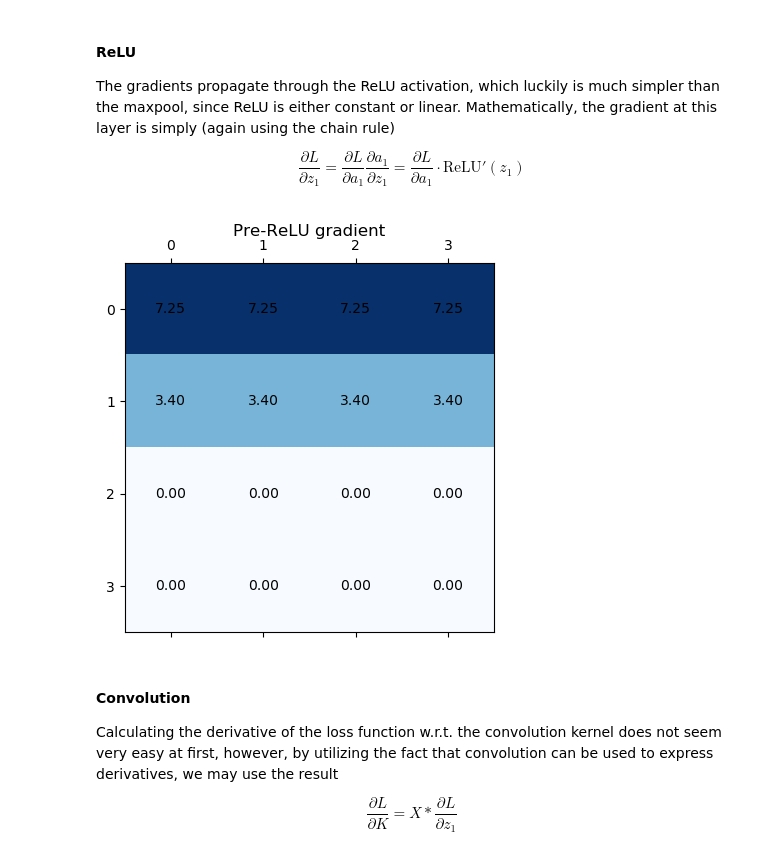
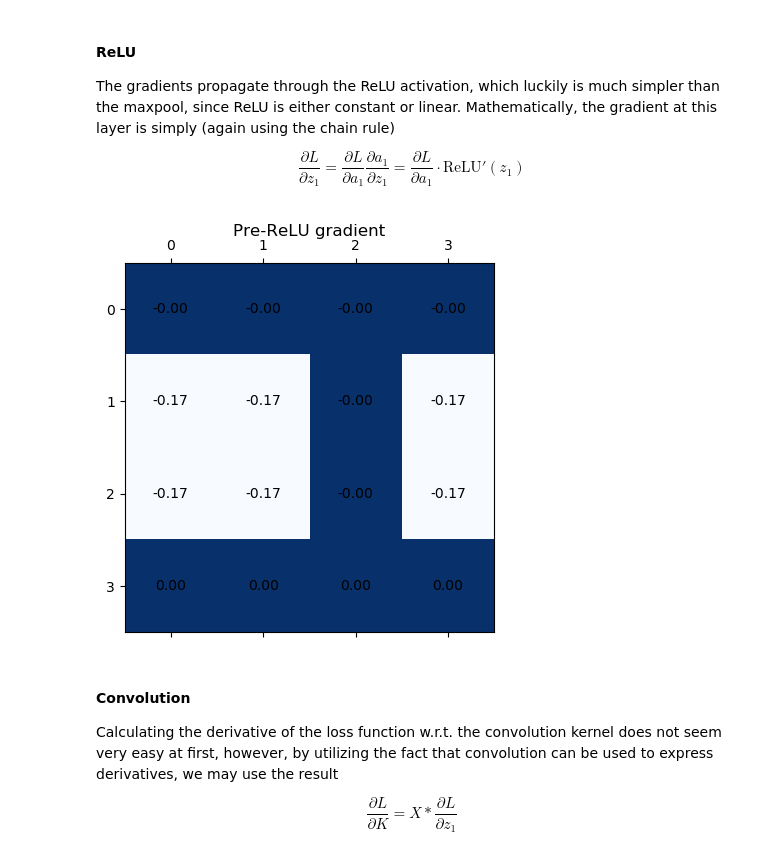
Before and after one commit to chrstrom/TDT17, a Jupyter notebook: chstr/01_CNN_FCNN.ipynb, the cells around one changed output. Saved outputs shown, nothing was run; the diff lists cells and outputs as text; code cells hidden in the pictures.

```diff
--- a/chstr/01_CNN_FCNN.ipynb
+++ b/chstr/01_CNN_FCNN.ipynb
@@ -92,7 +82,7 @@ class Matrix2D():
         top_left_row = np.random.randint(low=0, high = ndim_matrix - ndim_square)
         top_left_col = np.random.randint(low=0, high = ndim_matrix - ndim_square)
 
-        matrix[top_left_row:top_left_row + ndim_square, top_left_col:top_left_col + ndim_square] = -5.0
+        matrix[top_left_row:top_left_row + ndim_square, top_left_col:top_left_col + ndim_square] = 5.0
 
         return matrix
 
@@ -171,10 +161,8 @@ class Matrix2D():
 
 @dataclass
 class Network():
-
     learning_rate: float = 0.1
 
-    # TODO: Make subclasses for CNN and FCNN?
     kernel: Matrix2D = None
     conv_bias: float = 0.0
 
@@ -202,7 +190,16 @@ class Network():
         if self.backward:
             return act * 1
 
-        return act * value
+        return act * abs(value)
+
+    def leaky_relu(self, value):
+        """Leaky ReLU as a solution to dying ReLUs"""
+        a = 0.01
+
+        if self.backward:
+            return np.where(value > 0, 1, a)
+
+        return np.where(value > 0, value, value * a)
 
     def sigmoid(self, value):
         """Sigmoid activation"""
@@ -219,11 +216,12 @@ class Network():
         See: https://ml-cheatsheet.readthedocs.io/en/latest/loss_functions.html
         """
         if self.backward:
-            return -((1 - y) / (1 - p) - (y / p))
+            return (1 - y) / (1 - p) - (y / p)
 
         return  - (y * np.log10(p) + (1 - y) * np.log10(1 - p))
 
     def forward_pass(self, X, y):
+        """A full single forward pass, given an input image X and the class y it belongs to"""
         self.backward = False
 
         self.z1 = X.convolve2D(self.kernel, bias=self.conv_bias, stride=1) # TODO: Move to parameter list
@@ -238,6 +236,7 @@ class Network():
         return None if y is None else self.binary_cross_entropy(y, self.a4)
 
     def backward_pass(self, X, y):
+        """A full single forward pass, given an input image X and the class y it belongs to"""
         self.backward = True
 
         delta = self.binary_cross_entropy(y, self.a4) * self.sigmoid(self.z4)
@@ -250,16 +249,17 @@ class Network():
         for max_indices, gradient in zip(self.maxpool_indices, delta):
             delta_temp[max_indices] = gradient
 
-        delta = self.relu(delta_temp) * delta_temp
+        delta = self.relu(self.z1.data) * delta_temp
 
-        grad_b1 = delta.sum()
+        grad_conv_bias = delta.sum()
         grad_kernel = X.convolve2D(Matrix2D(delta))
 
         # Update weights and bias for convolution
         self.kernel.data -= self.learning_rate * grad_kernel.data
-        self.conv_bias -= self.learning_rate * grad_b1
+        self.conv_bias -= self.learning_rate * grad_conv_bias
 
     def predict(self, X):
+        """A full single forward pass, without needing the class y"""
         self.forward_pass(X, None)
         print(f"prob. for class 0 (no square): {1 - self.a4}")
         print(f"prob. for class 1 (square): {self.a4}")
@@ -441,10 +440,10 @@ $$
 # %%
 # Derivative through the ReLU activation, which is simple (since relu is either const 0 or linear)
 #Matrix2D(delta).draw()
-delta = nn.relu(delta) * delta
+delta = nn.relu(z1.data) * delta
 Matrix2D(delta).draw("Pre-ReLU gradient")
 # %% [output]
-[figure, old version]
+[figure, new version]
 # %% [markdown]
 #### Convolution
 
```
Also changed, not shown: parts of 15 cells of this notebook.
